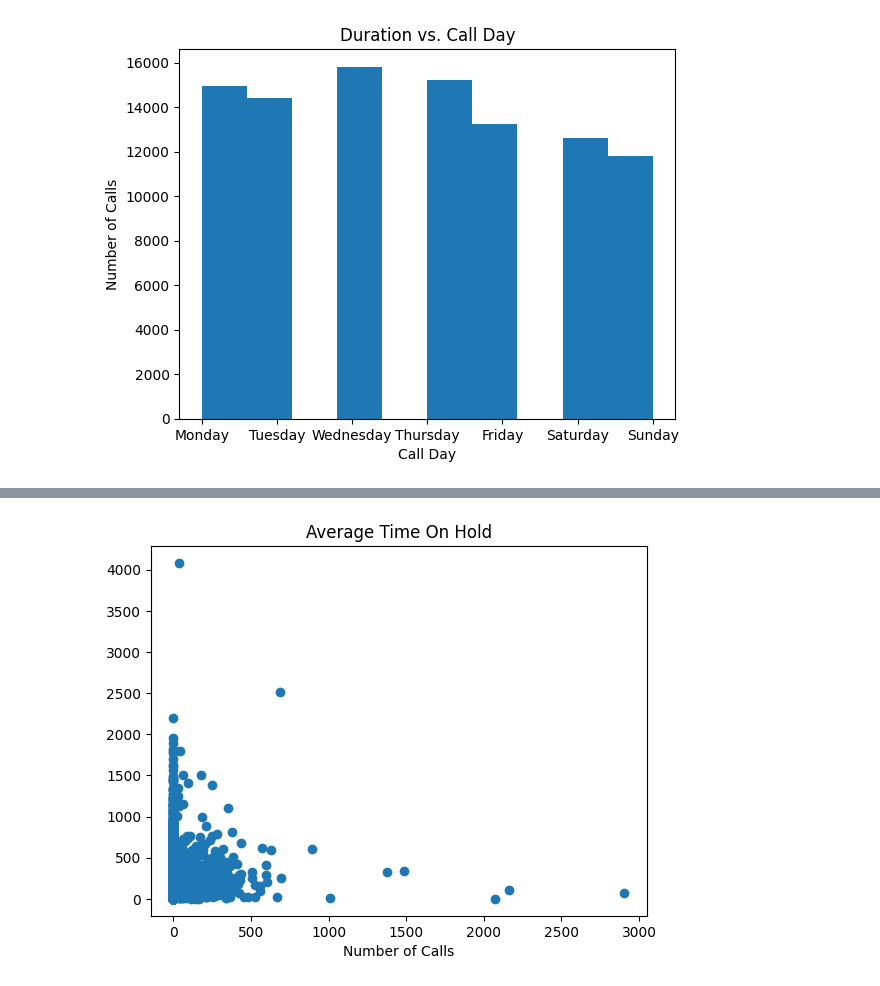
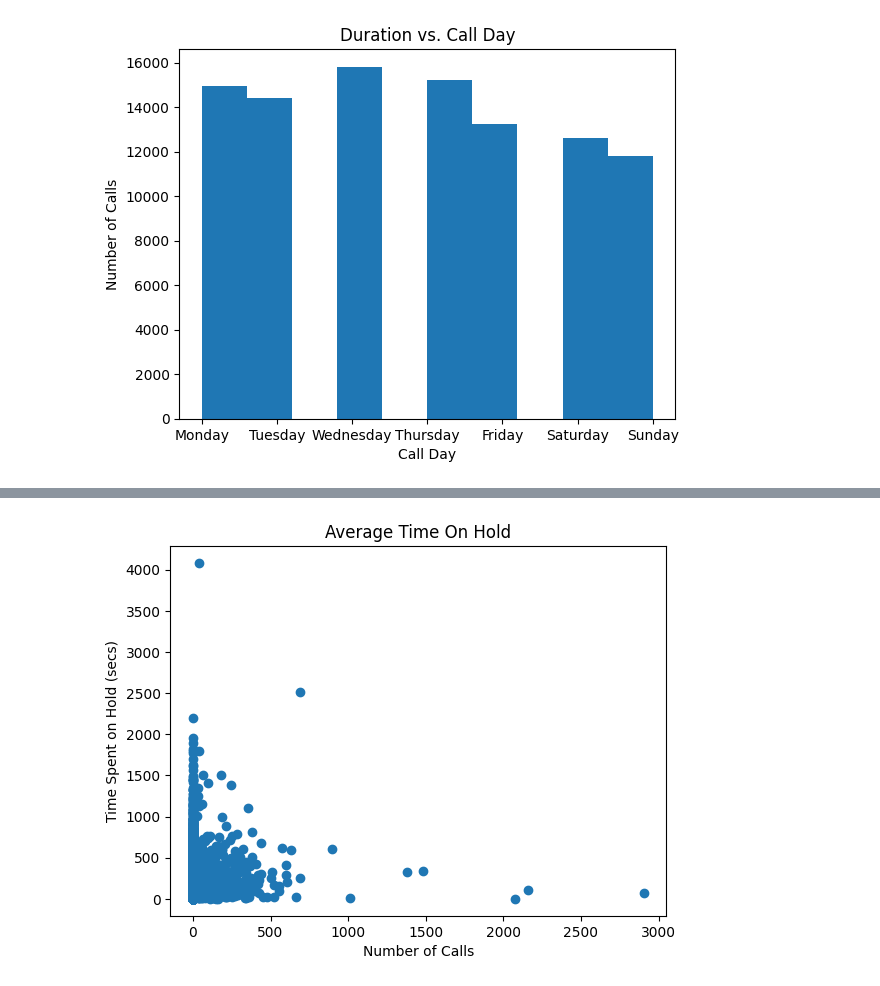
Before and after one commit to seayrj/Projects, a Jupyter notebook: Hackathon.ipynb, the cells around one changed output, grey strips where cells are left out. Saved outputs shown, nothing was run; the diff lists cells and outputs as text; code cells hidden in the pictures.

```diff
--- a/Hackathon.ipynb
+++ b/Hackathon.ipynb
@@ -130,7 +131,8 @@ plt.show()
 # %%
 plt.scatter(df['h'],df['t'])
 plt.xlabel("Number of Calls")
+plt.ylabel('Time Spent on Hold (secs)')
 plt.title('Average Time On Hold')
 plt.show()
 # %% [output]
-[figure, old version]
+[figure, new version]
```
Also changed, not shown: parts of 1 cell of this notebook.
